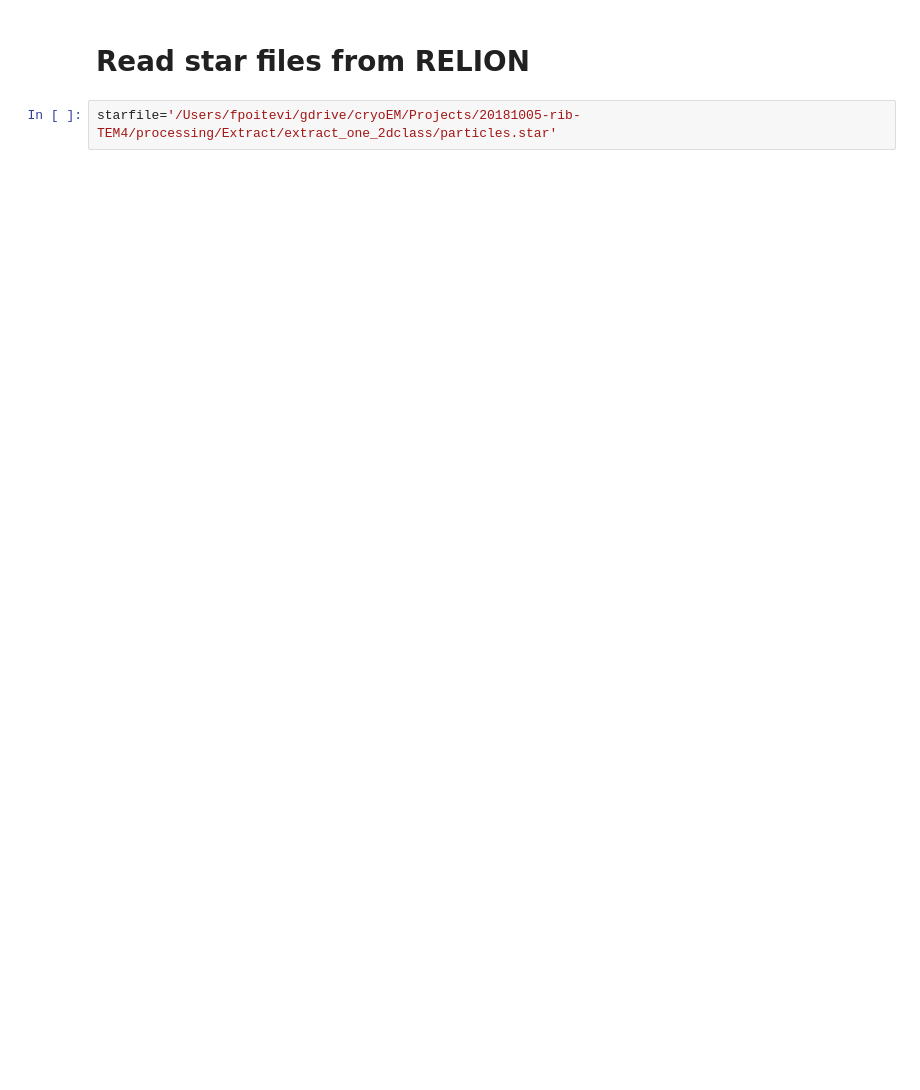
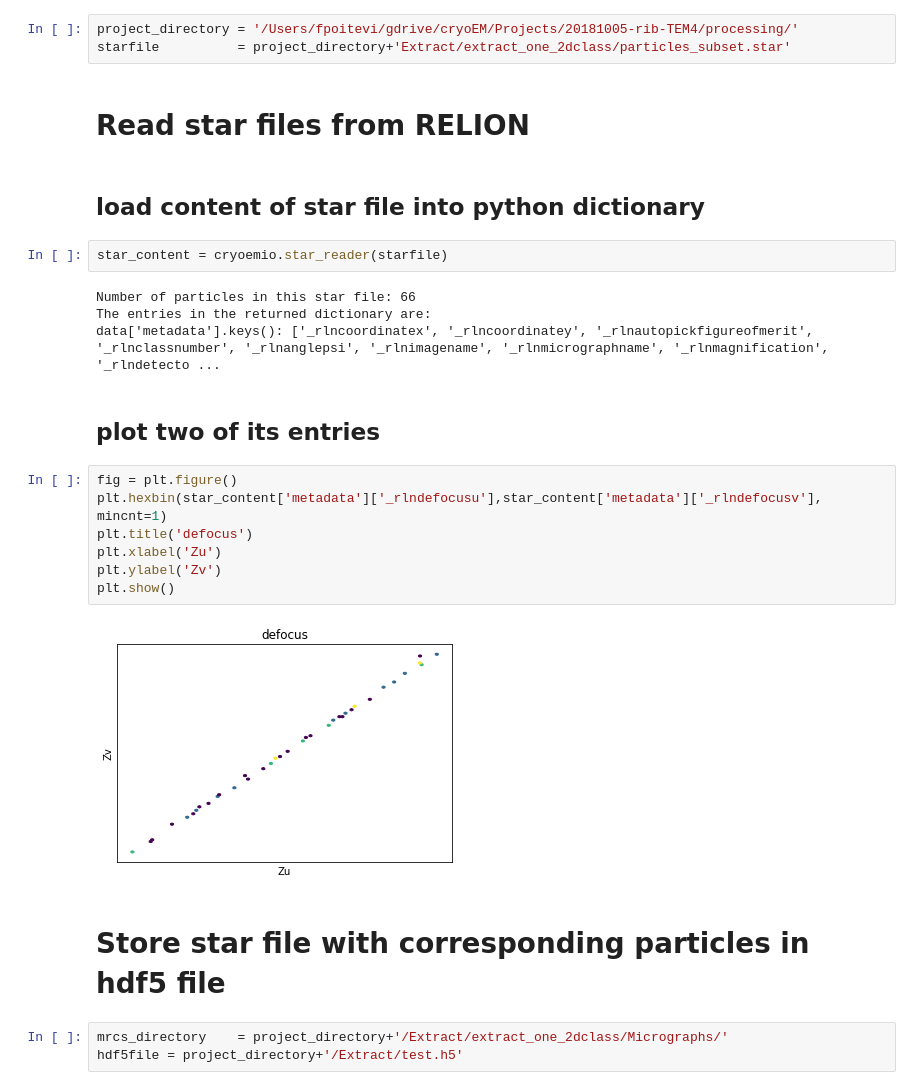
Before and after one commit to slaclab/cryoEM-notebooks, a Jupyter notebook: notebooks/Interfaces/RELION reader.ipynb, the cells around one changed output. Cells and saved outputs as stored; diff of their text form; blank space fills up the shorter version.

Commit message:
done with star2hdf5 routine, including particle images to file

```diff
--- a/notebooks/Interfaces/RELION reader.ipynb
+++ b/notebooks/Interfaces/RELION reader.ipynb
@@ -10,4 +12,29 @@ import relion_reader as rln
+# %%
+project_directory = '/Users/fpoitevi/gdrive/cryoEM/Projects/20181005-rib-TEM4/processing/'
+starfile          = project_directory+'Extract/extract_one_2dclass/particles_subset.star'
 # %% [markdown]
 # Read star files from RELION
-# %%
-starfile='/Users/fpoitevi/gdrive/cryoEM/Projects/20181005-rib-TEM4/processing/Extract/extract_one_2dclass/particles.star'
+# %% [markdown]
+## load content of star file into python dictionary
+# %%
+star_content = cryoemio.star_reader(starfile)
+# %% [output]
+Number of particles in this star file: 66
+The entries in the returned dictionary are:
+data['metadata'].keys(): ['_rlncoordinatex', '_rlncoordinatey', '_rlnautopickfigureofmerit', '_rlnclassnumber', '_rlnanglepsi', '_rlnimagename', '_rlnmicrographname', '_rlnmagnification', '_rlndetecto ...
+# %% [markdown]
+## plot two of its entries
+# %%
+fig = plt.figure()
+plt.hexbin(star_content['metadata']['_rlndefocusu'],star_content['metadata']['_rlndefocusv'], mincnt=1)
+plt.title('defocus')
+plt.xlabel('Zu')
+plt.ylabel('Zv')
+plt.show()
+# %% [output]
+[figure, added]
+# %% [markdown]
+# Store star file with corresponding particles in hdf5 file
+# %%
+mrcs_directory    = project_directory+'/Extract/extract_one_2dclass/Micrographs/'
+hdf5file = project_directory+'/Extract/test.h5'
```
Also changed, not shown: parts of 22 cells of this notebook, 1 other file.
